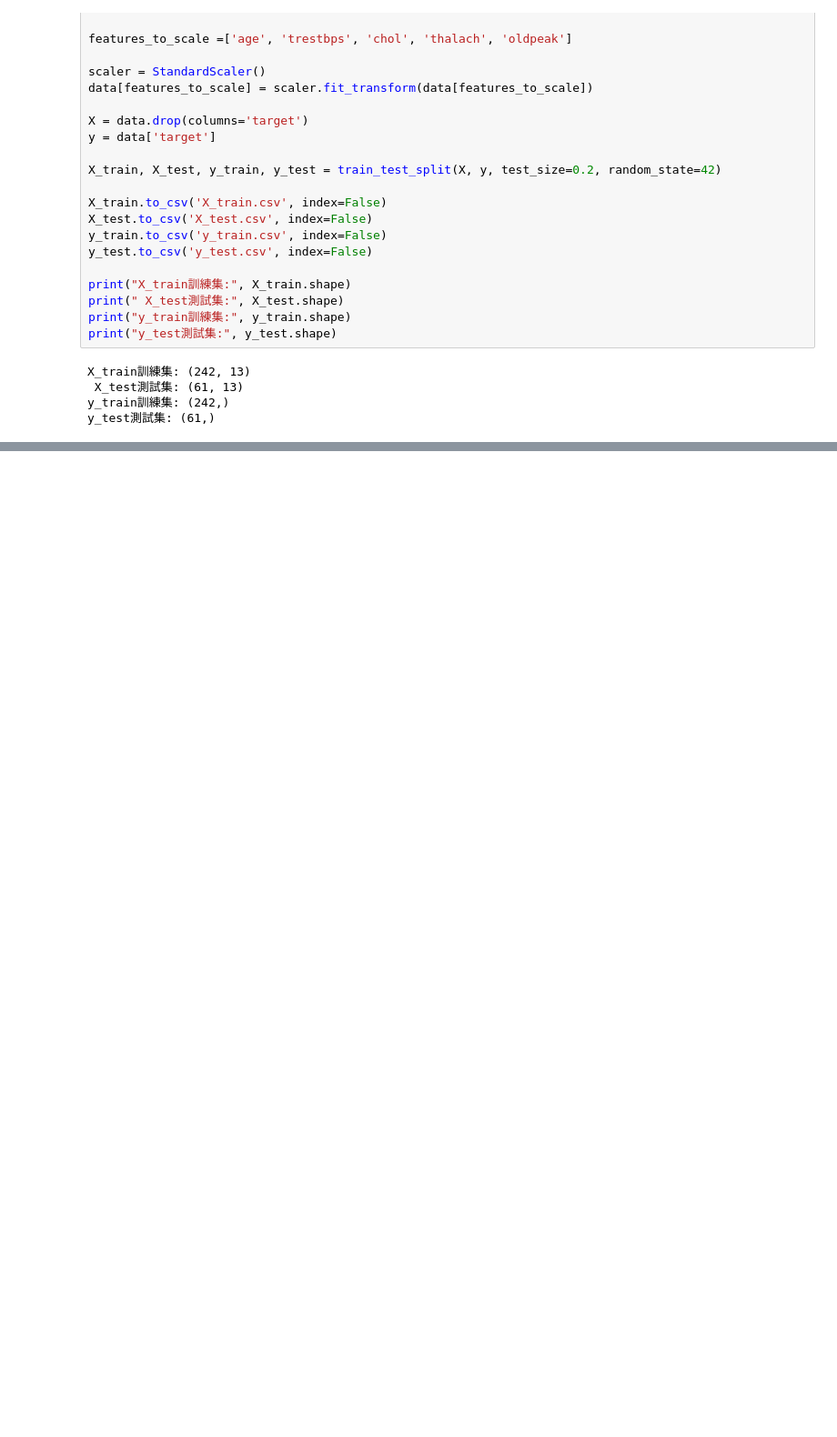
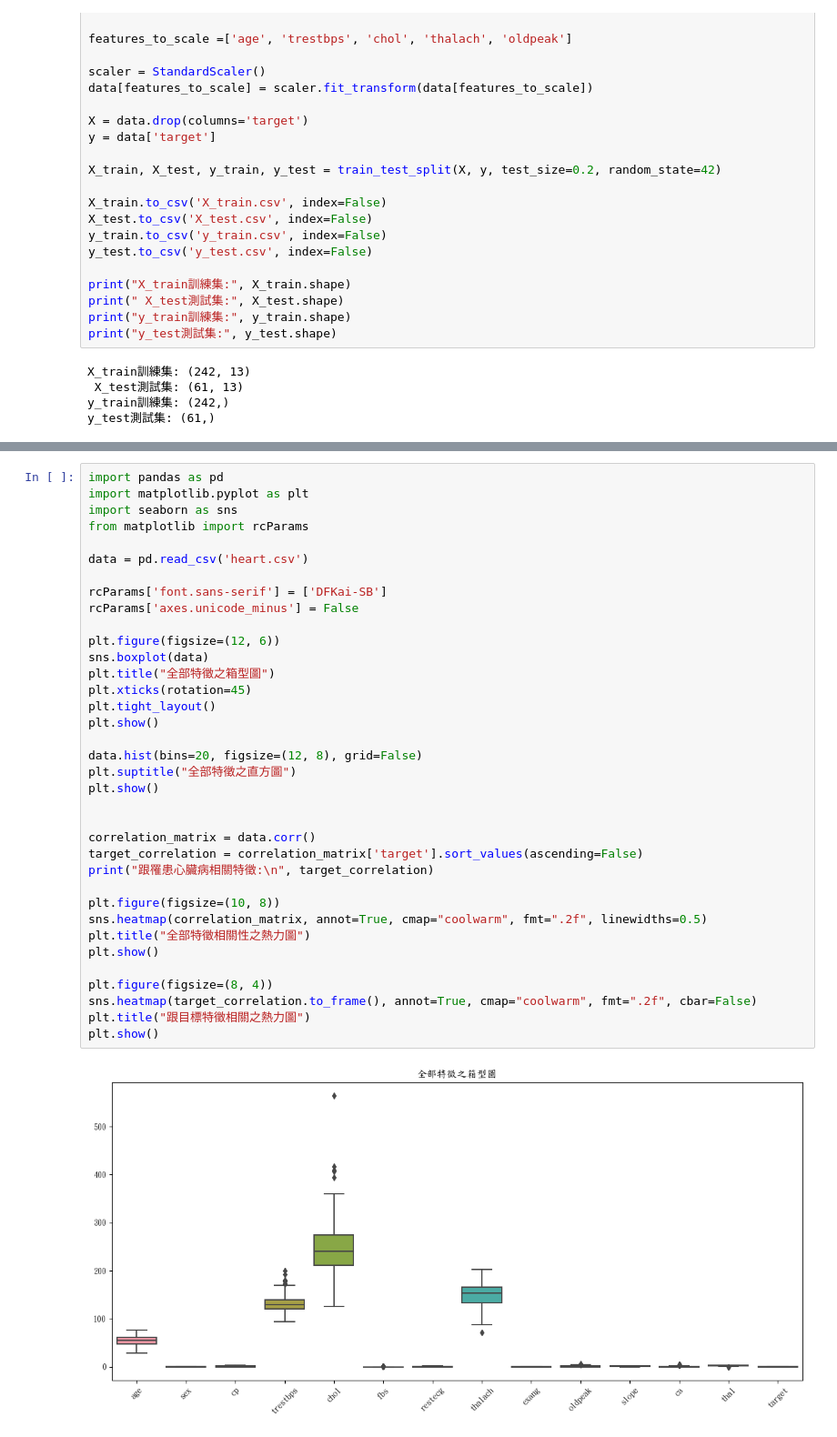
Before and after one commit to peizzz777/heart-, a Jupyter notebook: heart_model.ipynb, the cells around one changed output, grey strips where cells are left out. Shown: that part at 91% size. Saved outputs shown, nothing was run; the diff lists cells and outputs as text; blank space fills up the shorter version.

```diff
--- a/heart_model.ipynb
+++ b/heart_model.ipynb
@@ -115,0 +219,38 @@ y_test測試集: (61,)
+# %%
+import pandas as pd
+import matplotlib.pyplot as plt
+import seaborn as sns
+from matplotlib import rcParams
+
+data = pd.read_csv('heart.csv')
+
+rcParams['font.sans-serif'] = ['DFKai-SB']
+rcParams['axes.unicode_minus'] = False
+
+plt.figure(figsize=(12, 6))
+sns.boxplot(data)
+plt.title("全部特徵之箱型圖")
+plt.xticks(rotation=45)
+plt.tight_layout()
+plt.show()
+
+data.hist(bins=20, figsize=(12, 8), grid=False)
+plt.suptitle("全部特徵之直方圖")
+plt.show()
+
+
+correlation_matrix = data.corr()
+target_correlation = correlation_matrix['target'].sort_values(ascending=False)
+print("跟罹患心臟病相關特徵:\n", target_correlation)
+
+plt.figure(figsize=(10, 8))
+sns.heatmap(correlation_matrix, annot=True, cmap="coolwarm", fmt=".2f", linewidths=0.5)
+plt.title("全部特徵相關性之熱力圖")
+plt.show()
+
+plt.figure(figsize=(8, 4))
+sns.heatmap(target_correlation.to_frame(), annot=True, cmap="coolwarm", fmt=".2f", cbar=False)
+plt.title("跟目標特徵相關之熱力圖")
+plt.show()
+# %% [output]
+[figure, added]
```
Also changed, not shown: parts of 6 cells of this notebook.
